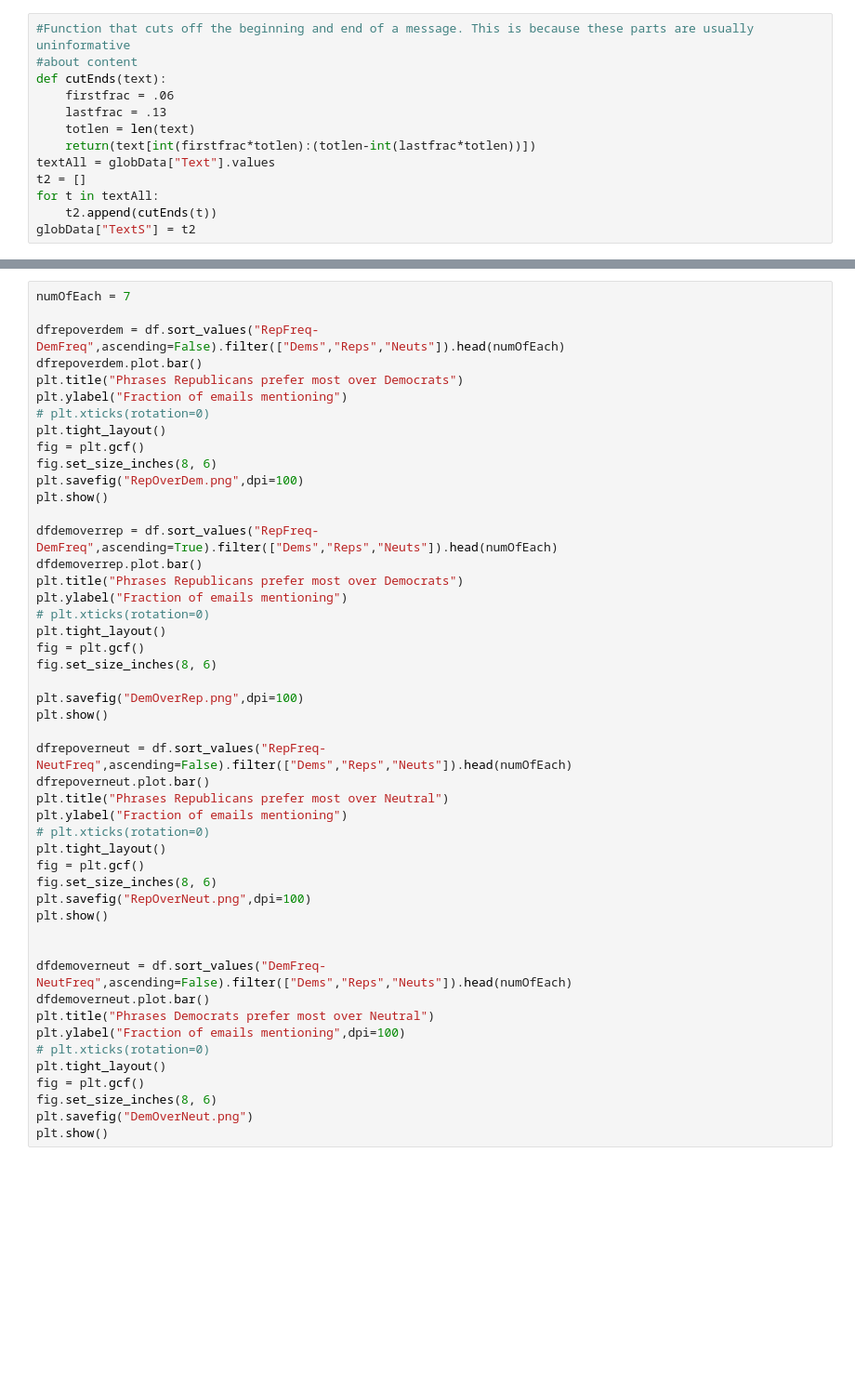
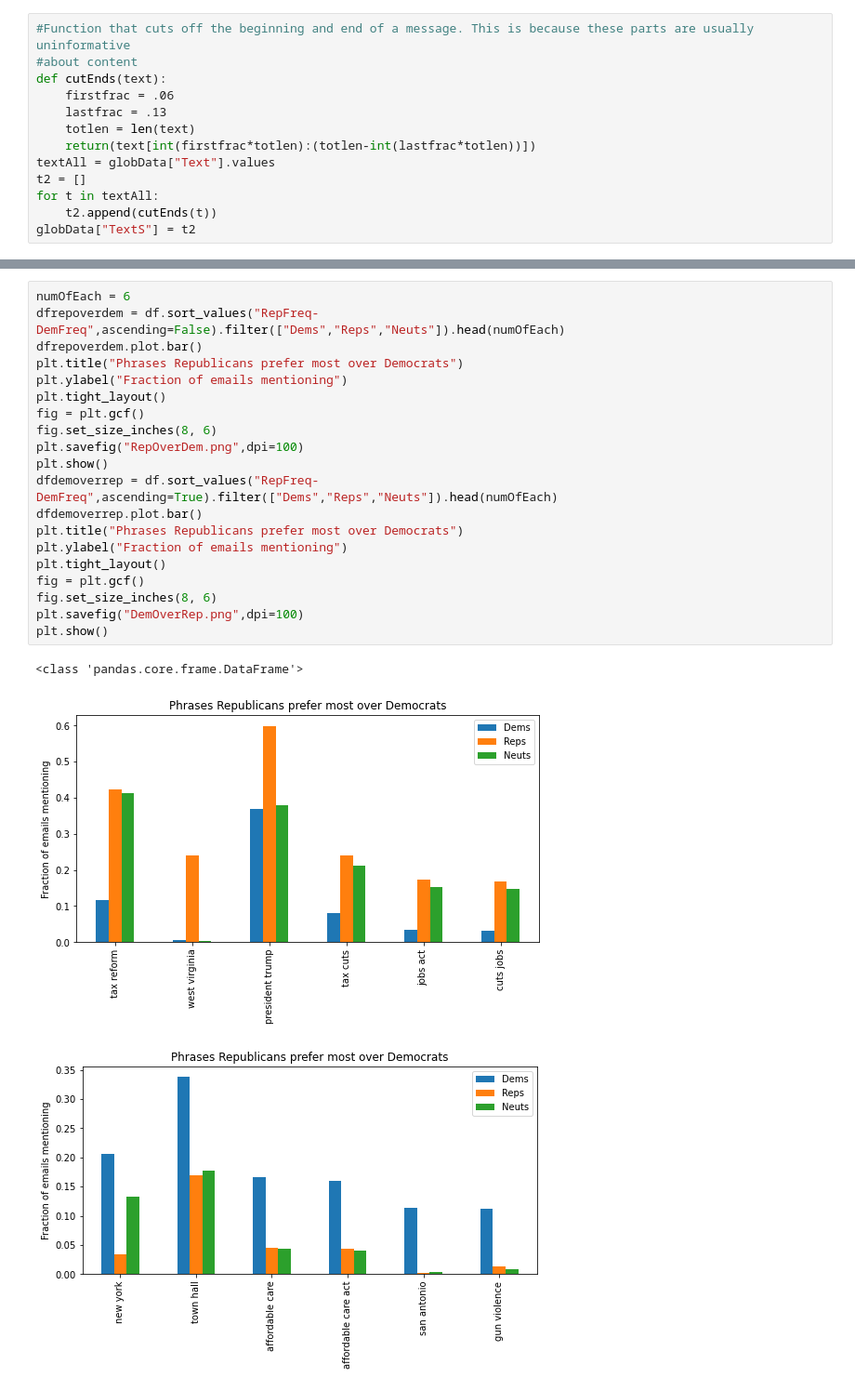
Before and after one commit to DanielGift/PartisanNewsletters, a Jupyter notebook: NewsletterAnalysisClean.ipynb, the cells around one changed output, grey strips where cells are left out. Shown at 93% size. Drawn from its saved outputs; the diff is of its cells as text; blank space fills up the shorter version.

Commit message:
Most recent run
Run 4/14 4pm

```diff
--- a/NewsletterAnalysisClean.ipynb
+++ b/NewsletterAnalysisClean.ipynb
@@ -338,48 +251,24 @@ print(tabulate(df.sort_values("RepFreq-DemFreq",ascending=True).head(20),headers
 # %%
-numOfEach = 7
-
+numOfEach = 6
 dfrepoverdem = df.sort_values("RepFreq-DemFreq",ascending=False).filter(["Dems","Reps","Neuts"]).head(numOfEach)
 dfrepoverdem.plot.bar()
 plt.title("Phrases Republicans prefer most over Democrats")
 plt.ylabel("Fraction of emails mentioning")
-# plt.xticks(rotation=0)
 plt.tight_layout()
 fig = plt.gcf()
 fig.set_size_inches(8, 6)
 plt.savefig("RepOverDem.png",dpi=100)
 plt.show()
-
 dfdemoverrep = df.sort_values("RepFreq-DemFreq",ascending=True).filter(["Dems","Reps","Neuts"]).head(numOfEach)
 dfdemoverrep.plot.bar()
 plt.title("Phrases Republicans prefer most over Democrats")
 plt.ylabel("Fraction of emails mentioning")
-# plt.xticks(rotation=0)
 plt.tight_layout()
 fig = plt.gcf()
 fig.set_size_inches(8, 6)
-
 plt.savefig("DemOverRep.png",dpi=100)
 plt.show()
-
-dfrepoverneut = df.sort_values("RepFreq-NeutFreq",ascending=False).filter(["Dems","Reps","Neuts"]).head(numOfEach)
-dfrepoverneut.plot.bar()
-plt.title("Phrases Republicans prefer most over Neutral")
-plt.ylabel("Fraction of emails mentioning")
-# plt.xticks(rotation=0)
-plt.tight_layout()
-fig = plt.gcf()
-fig.set_size_inches(8, 6)
-plt.savefig("RepOverNeut.png",dpi=100)
-plt.show()
-
-
-dfdemoverneut = df.sort_values("DemFreq-NeutFreq",ascending=False).filter(["Dems","Reps","Neuts"]).head(numOfEach)
-dfdemoverneut.plot.bar()
-plt.title("Phrases Democrats prefer most over Neutral")
-plt.ylabel("Fraction of emails mentioning",dpi=100)
-# plt.xticks(rotation=0)
-plt.tight_layout()
-fig = plt.gcf()
-fig.set_size_inches(8, 6)
-plt.savefig("DemOverNeut.png")
-plt.show()
+# %% [output]
+<class 'pandas.core.frame.DataFrame'>
+[figure, added]
+[figure, added]
```
Also changed, not shown: parts of 5 cells of this notebook, 2 other files.
